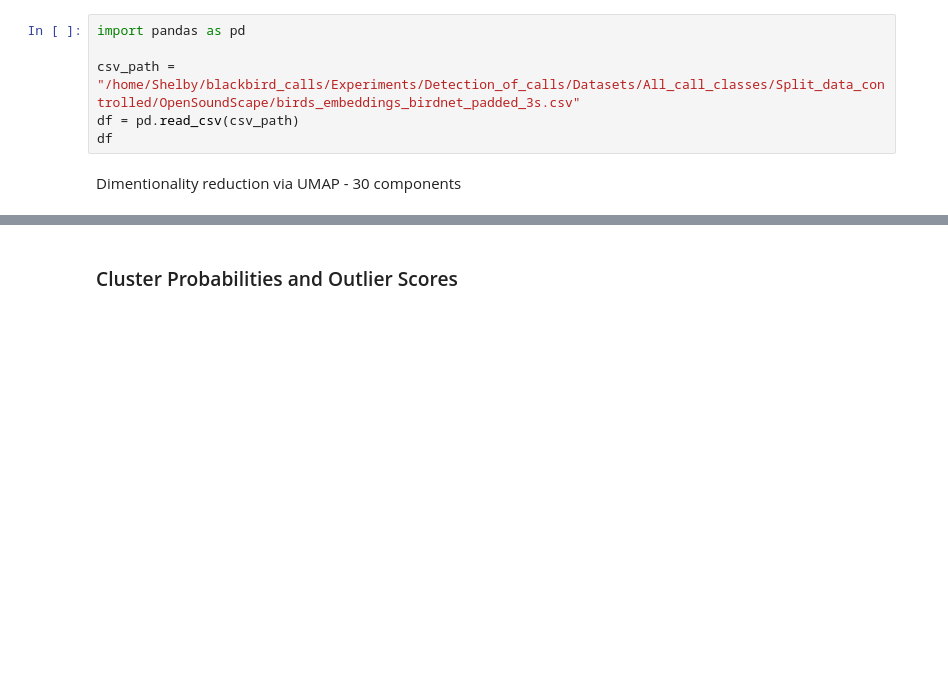
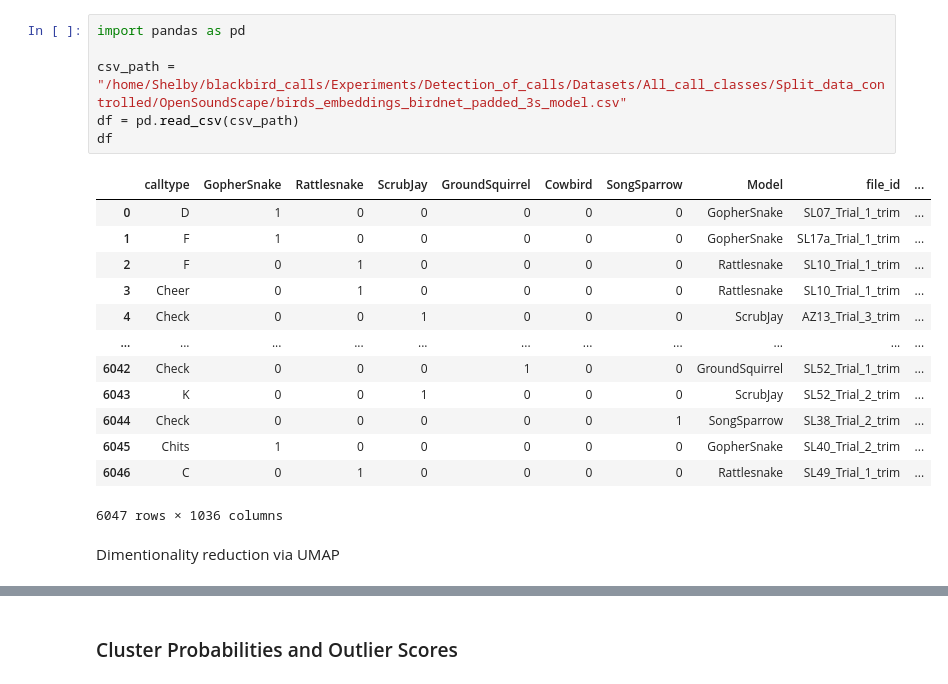
Before and after one commit to birdsocks/blackbird_calls, a Jupyter notebook: Experiments/Detection_of_calls/Datasets/All_call_classes/Split_data_controlled/OpenSoundScape/ClusterembeddingsUMAP.ipynb, the cells around one changed output, grey strips where cells are left out. Drawn from its saved outputs; the diff is of its cells as text; blank space fills up the shorter version.

```diff
--- a/Experiments/Detection_of_calls/Datasets/All_call_classes/Split_data_controlled/OpenSoundScape/ClusterembeddingsUMAP.ipynb
+++ b/Experiments/Detection_of_calls/Datasets/All_call_classes/Split_data_controlled/OpenSoundScape/ClusterembeddingsUMAP.ipynb
@@ -1,11 +1,25 @@
 # %%
 import pandas as pd
 
-csv_path = "/home/Shelby/blackbird_calls/Experiments/Detection_of_calls/Datasets/All_call_classes/Split_data_controlled/OpenSoundScape/birds_embeddings_birdnet_padded_3s.csv"
+csv_path = "/home/Shelby/blackbird_calls/Experiments/Detection_of_calls/Datasets/All_call_classes/Split_data_controlled/OpenSoundScape/birds_embeddings_birdnet_padded_3s_model.csv"
 df = pd.read_csv(csv_path)
 df
+# %% [output]
+|  | calltype | GopherSnake | Rattlesnake | ScrubJay | GroundSquirrel | Cowbird | SongSparrow | Model | file_id | ... |
+| 0 | D | 1 | 0 | 0 | 0 | 0 | 0 | GopherSnake | SL07_Trial_1_trim | ... |
+| 1 | F | 1 | 0 | 0 | 0 | 0 | 0 | GopherSnake | SL17a_Trial_1_trim | ... |
+| 2 | F | 0 | 1 | 0 | 0 | 0 | 0 | Rattlesnake | SL10_Trial_1_trim | ... |
+| 3 | Cheer | 0 | 1 | 0 | 0 | 0 | 0 | Rattlesnake | SL10_Trial_1_trim | ... |
+| 4 | Check | 0 | 0 | 1 | 0 | 0 | 0 | ScrubJay | AZ13_Trial_3_trim | ... |
+| ... | ... | ... | ... | ... | ... | ... | ... | ... | ... | ... |
+| 6042 | Check | 0 | 0 | 0 | 1 | 0 | 0 | GroundSquirrel | SL52_Trial_1_trim | ... |
+| 6043 | K | 0 | 0 | 1 | 0 | 0 | 0 | ScrubJay | SL52_Trial_2_trim | ... |
+| 6044 | Check | 0 | 0 | 0 | 0 | 0 | 1 | SongSparrow | SL38_Trial_2_trim | ... |
+| 6045 | Chits | 1 | 0 | 0 | 0 | 0 | 0 | GopherSnake | SL40_Trial_2_trim | ... |
+| 6046 | C | 0 | 1 | 0 | 0 | 0 | 0 | Rattlesnake | SL49_Trial_1_trim | ... |
+6047 rows × 1036 columns
 # %% [markdown]
-Dimentionality reduction via UMAP - 30 components
+Dimentionality reduction via UMAP
 # %%
 import pandas as pd
 import numpy as np
```
Also changed, not shown: parts of 14 cells of this notebook, 6 other files.
